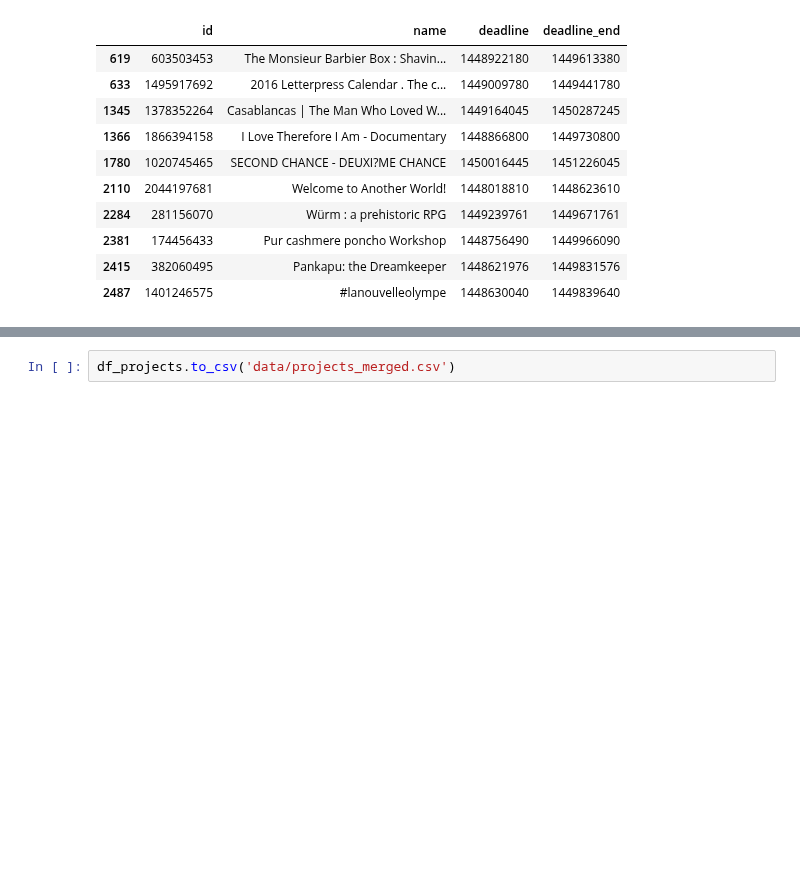
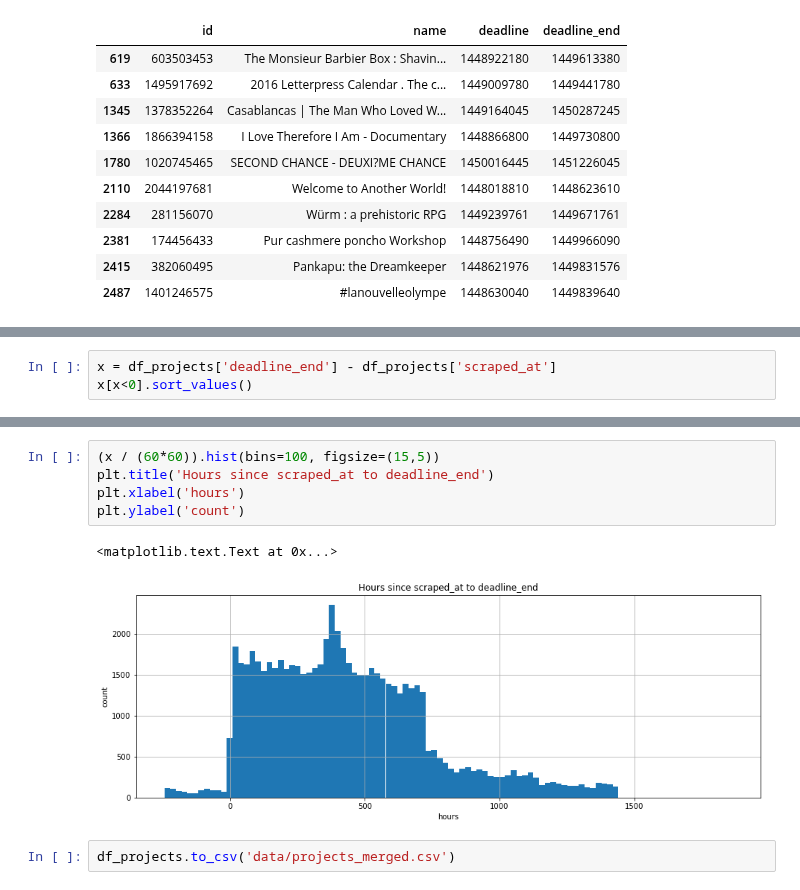
Before and after one commit to blanarik/kickstarter_success_prediction, a Jupyter notebook: 02_Kickstarter_data_integration.ipynb, the cells around one changed output, grey strips where cells are left out. Cells and saved outputs as stored; diff of their text form; blank space fills up the shorter version.

```diff
--- a/02_Kickstarter_data_integration.ipynb
+++ b/02_Kickstarter_data_integration.ipynb
@@ -456,0 +490,3 @@ Length: 65038, dtype: float64
+# %%
+x = df_projects['deadline_end'] - df_projects['scraped_at']
+x[x<0].sort_values()
@@ -457,3 +511,11 @@ Length: 65038, dtype: float64
+# %%
+(x / (60*60)).hist(bins=100, figsize=(15,5))
+plt.title('Hours since scraped_at to deadline_end')
+plt.xlabel('hours')
+plt.ylabel('count')
+# %% [output]
+<matplotlib.text.Text at 0x...>
+[figure, added]
 # %%
 df_projects.to_csv('data/projects_merged.csv')
 # %% [markdown]
```
Also changed, not shown: parts of 13 cells of this notebook, 2 other files.
